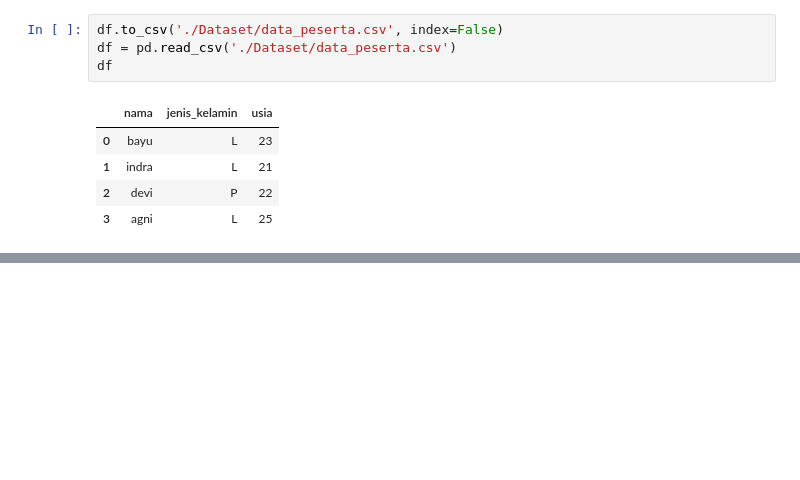
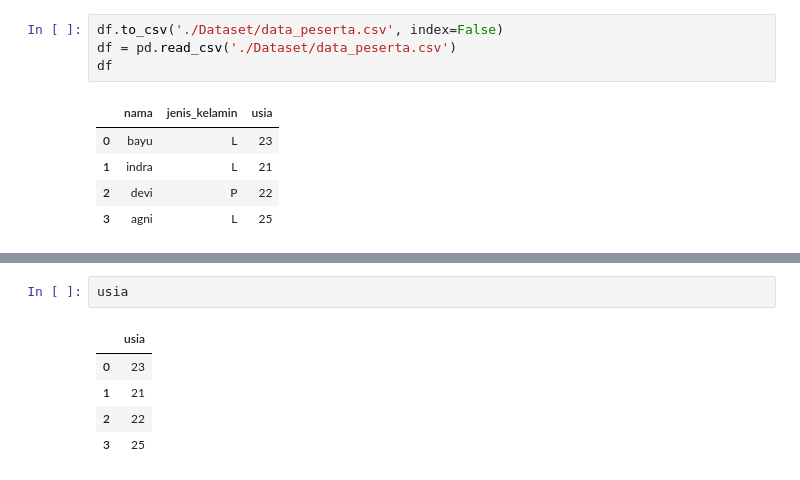
Before and after one commit to yap23/belajar_python, a Jupyter notebook: Belajar Pandas.ipynb, the cells around one changed output, grey strips where cells are left out. Drawn from its saved outputs; the diff is of its cells as text; blank space fills up the shorter version.

```diff
--- a/Belajar Pandas.ipynb
+++ b/Belajar Pandas.ipynb
@@ -2755,0 +2812,8 @@ df
+# %%
+usia
+# %% [output]
+|  | usia |
+| 0 | 23 |
+| 1 | 21 |
+| 2 | 22 |
+| 3 | 25 |
```
Also changed, not shown: parts of 9 cells of this notebook.
